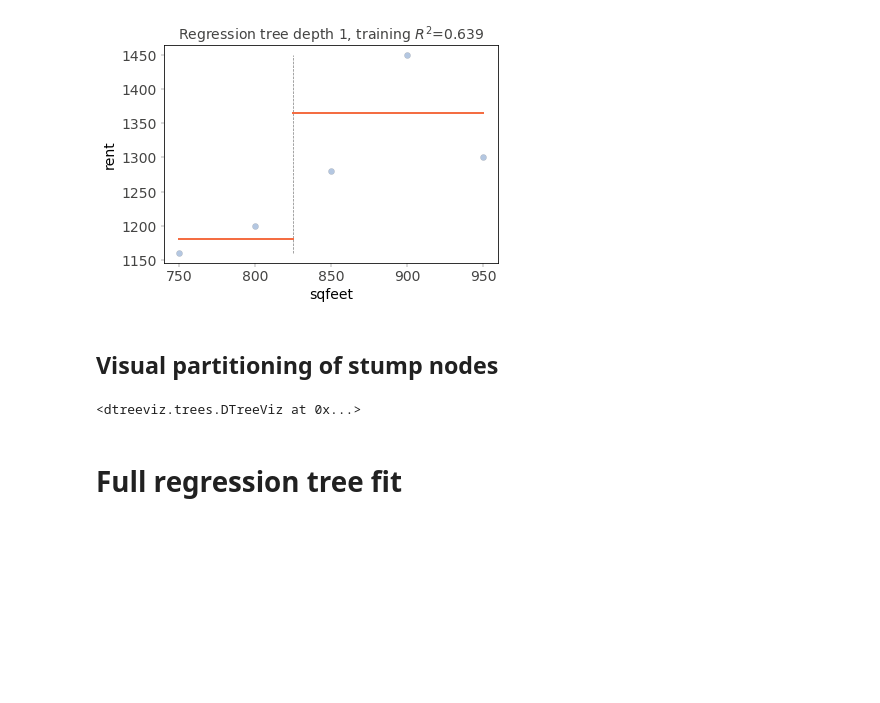
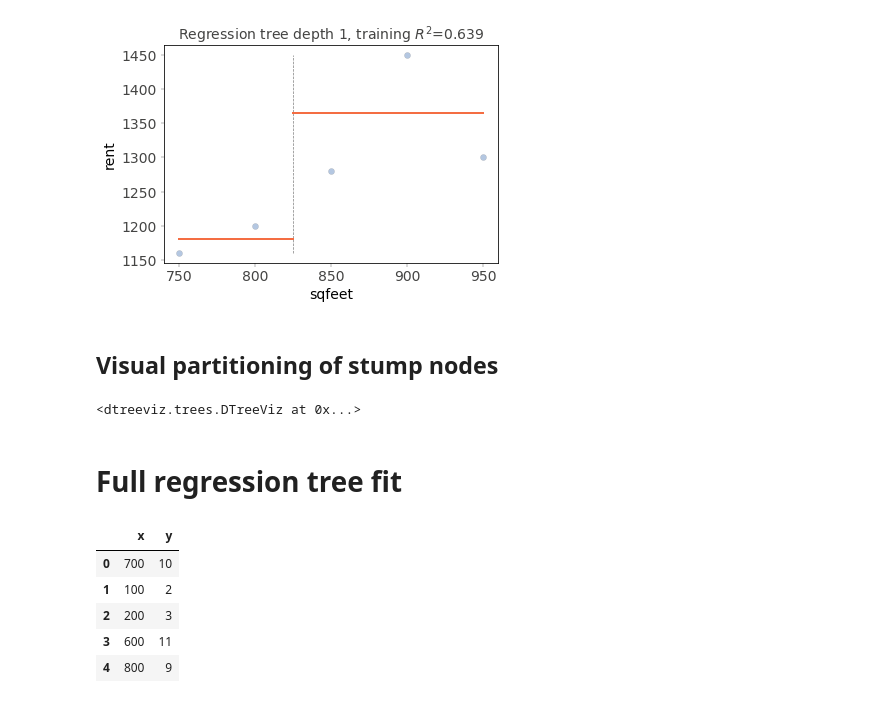
Before and after one commit to parrt/msds689, a Jupyter notebook: notes/stumps.ipynb, the cells around one changed output. Cells and saved outputs as stored; diff of their text form; code cells hidden in the pictures; blank space fills up the shorter version.

```diff
--- a/notes/stumps.ipynb
+++ b/notes/stumps.ipynb
@@ -187,0 +194,12 @@ def fit(x, y):
+# %%
+df = pd.DataFrame()
+df["x"] = [700, 100, 200, 600, 800]
+df["y"] = [10, 2, 3, 11, 9]
+df
+# %% [output]
+|  | x | y |
+| 0 | 700 | 10 |
+| 1 | 100 | 2 |
+| 2 | 200 | 3 |
+| 3 | 600 | 11 |
+| 4 | 800 | 9 |
```
Also changed, not shown: parts of 3 cells of this notebook, 1 other file.
